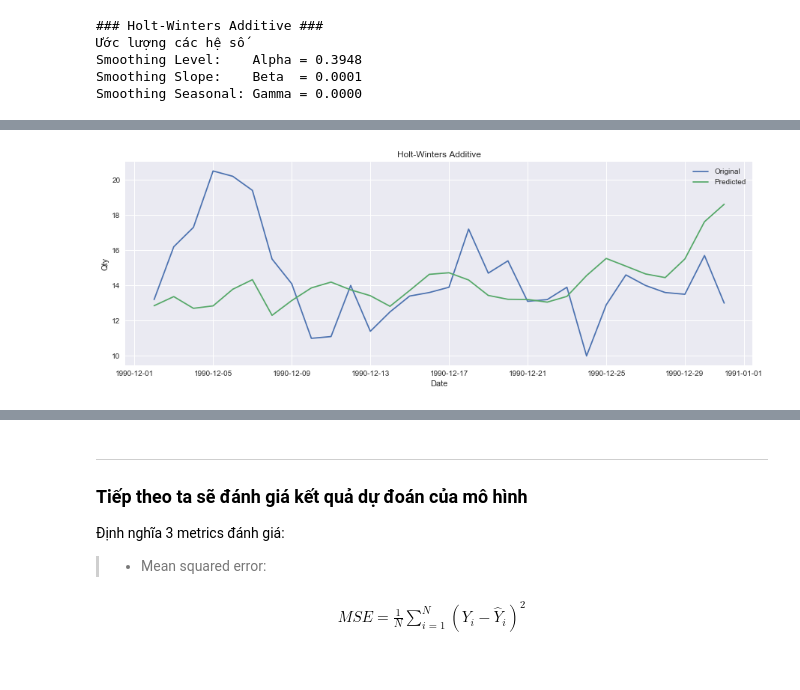
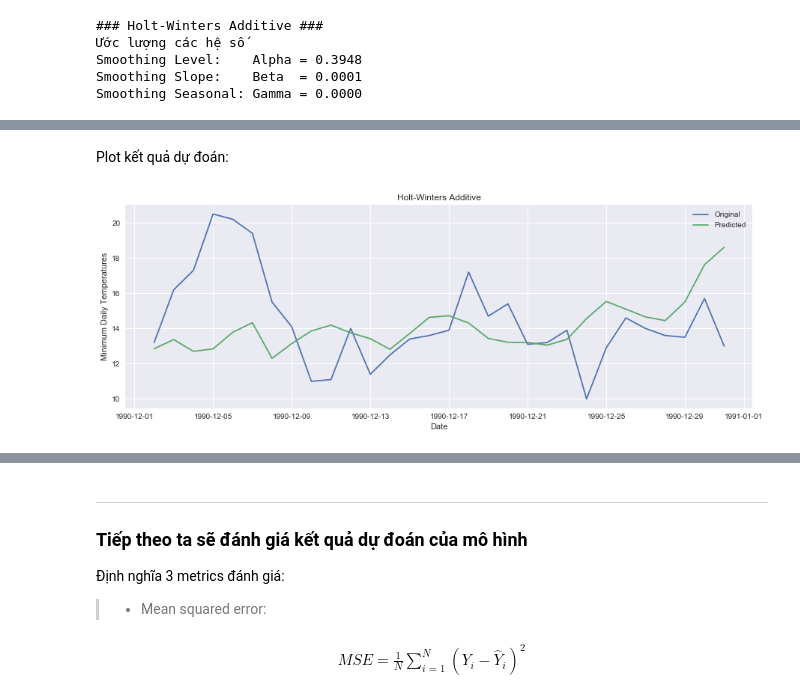
Before and after one commit to dk-tran92/Py4DS, a Jupyter notebook: Minimum-Daily-Temperatures_Analysis-and-Forecast.ipynb, the cells around one changed output, grey strips where cells are left out. Cells and saved outputs as stored; diff of their text form; code cells hidden in the pictures; blank space fills up the shorter version.

```diff
--- a/Minimum-Daily-Temperatures_Analysis-and-Forecast.ipynb
+++ b/Minimum-Daily-Temperatures_Analysis-and-Forecast.ipynb
@@ -369,13 +427,15 @@ Smoothing Seasonal: Gamma = 0.0000
+# %% [markdown]
+Plot kết quả dự đoán:
 # %%
 plt.figure(figsize=[15,5])
 plt.grid(True)
 plt.plot(df_HW_pred30.Y, label='Original')
 plt.plot(df_HW_pred30.Y_hat, label='Predicted')
 
 plt.legend(loc='best')
 plt.title('Holt-Winters Additive')
-plt.ylabel('Qty')
+plt.ylabel('Minimum Daily Temperatures')
 plt.xlabel('Date')
 plt.show()
 # %% [output]
-[figure, old version]
+[figure, new version]
```
Also changed, not shown: parts of 49 cells of this notebook.
